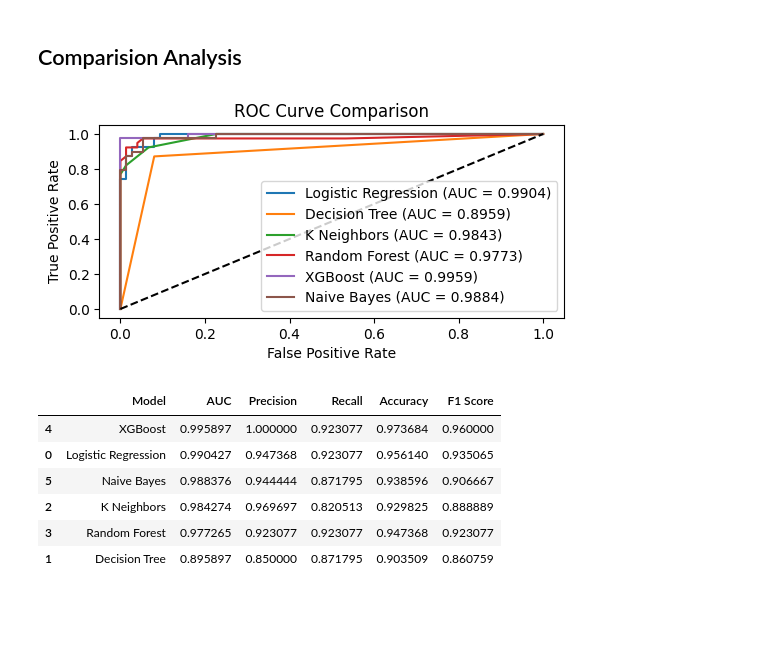
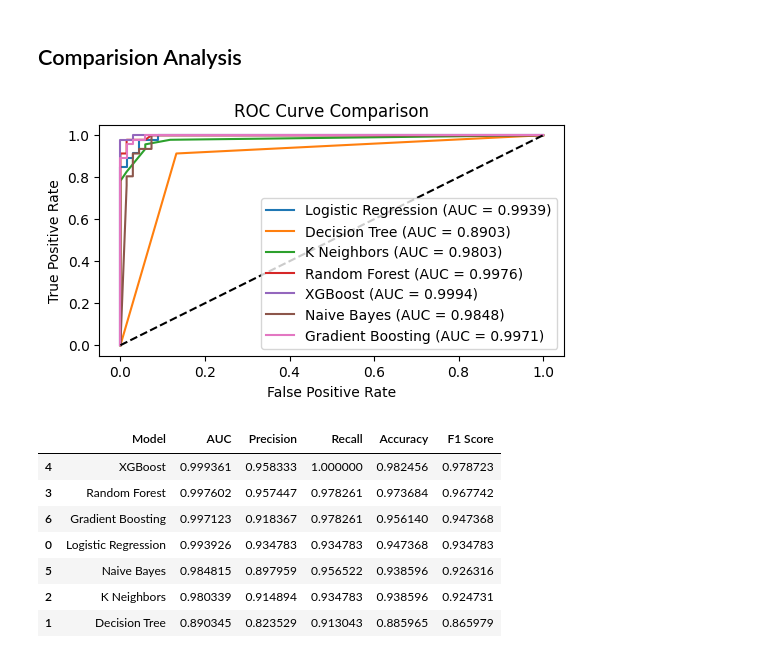
Before and after one commit to PeroumalPajany/TEMP, a Jupyter notebook: breastcancer_classification_models.ipynb, the cells around one changed output. Cells and saved outputs as stored; diff of their text form; code cells hidden in the pictures; blank space fills up the shorter version.

```diff
--- a/breastcancer_classification_models.ipynb
+++ b/breastcancer_classification_models.ipynb
@@ -298,0 +300,3 @@ weighted avg       0.94      0.94      0.94       114
+# %%
+gbb = GradientBoostingClassifier()
+gbb.fit(X_train, y_train)
@@ -306,7 +324,8 @@ models = {
     "K Neighbors": KNeighborsClassifier(),
     "Random Forest": RandomForestClassifier(),
     "XGBoost": XGBClassifier(),
-    "Naive Bayes" : GaussianNB()
+    "Naive Bayes" : GaussianNB(),
+    "Gradient Boosting": GradientBoostingClassifier()
 }
 
 probs = {}
@@ -341,39 +360,40 @@ for name, probabilities in probs.items():
     }
 
 columns = ["Model", "AUC", "Precision", "Recall", "Accuracy", "F1 Score"]
 data = {col: [] for col in columns}
 
 for name, metrics in roc_data.items():
     data["Model"].append(name)
     data["AUC"].append(metrics['AUC'])
     data["Precision"].append(metrics['Precision'])
     data["Recall"].append(metrics['Recall'])
     data["Accuracy"].append(metrics['Accuracy'])
     data["F1 Score"].append(metrics['F1 Score'])
 
 df_metrics = pd.DataFrame(data)
 df_metrics_sorted = df_metrics.sort_values(by='AUC', ascending=False)
 
 
 
-plt.figure(figsize=(6, 2.5))
+plt.figure(figsize=(6, 3))
 for name, metrics in roc_data.items():
     plt.plot(metrics['FPR'], metrics['TPR'], label=f'{name} (AUC = {metrics["AUC"]:.4f})')
 
 plt.plot([0, 1], [0, 1], 'k--')
 plt.xlabel('False Positive Rate')
 plt.ylabel('True Positive Rate')
 plt.title('ROC Curve Comparison')
 plt.legend(loc='lower right')
 plt.show()
 
 display(df_metrics_sorted)
 # %% [output]
-[figure, old version]
+[figure, new version]
 |  | Model | AUC | Precision | Recall | Accuracy | F1 Score |
-| 4 | XGBoost | 0.995897 | 1.000000 | 0.923077 | 0.973684 | 0.960000 |
-| 0 | Logistic Regression | 0.990427 | 0.947368 | 0.923077 | 0.956140 | 0.935065 |
-| 5 | Naive Bayes | 0.988376 | 0.944444 | 0.871795 | 0.938596 | 0.906667 |
-| 2 | K Neighbors | 0.984274 | 0.969697 | 0.820513 | 0.929825 | 0.888889 |
-| 3 | Random Forest | 0.977265 | 0.923077 | 0.923077 | 0.947368 | 0.923077 |
-| 1 | Decision Tree | 0.895897 | 0.850000 | 0.871795 | 0.903509 | 0.860759 |
+| 4 | XGBoost | 0.999361 | 0.958333 | 1.000000 | 0.982456 | 0.978723 |
+| 3 | Random Forest | 0.997602 | 0.957447 | 0.978261 | 0.973684 | 0.967742 |
+| 6 | Gradient Boosting | 0.997123 | 0.918367 | 0.978261 | 0.956140 | 0.947368 |
+| 0 | Logistic Regression | 0.993926 | 0.934783 | 0.934783 | 0.947368 | 0.934783 |
+| 5 | Naive Bayes | 0.984815 | 0.897959 | 0.956522 | 0.938596 | 0.926316 |
+| 2 | K Neighbors | 0.980339 | 0.914894 | 0.934783 | 0.938596 | 0.924731 |
+| 1 | Decision Tree | 0.890345 | 0.823529 | 0.913043 | 0.885965 | 0.865979 |
```
Also changed, not shown: parts of 10 cells of this notebook.
